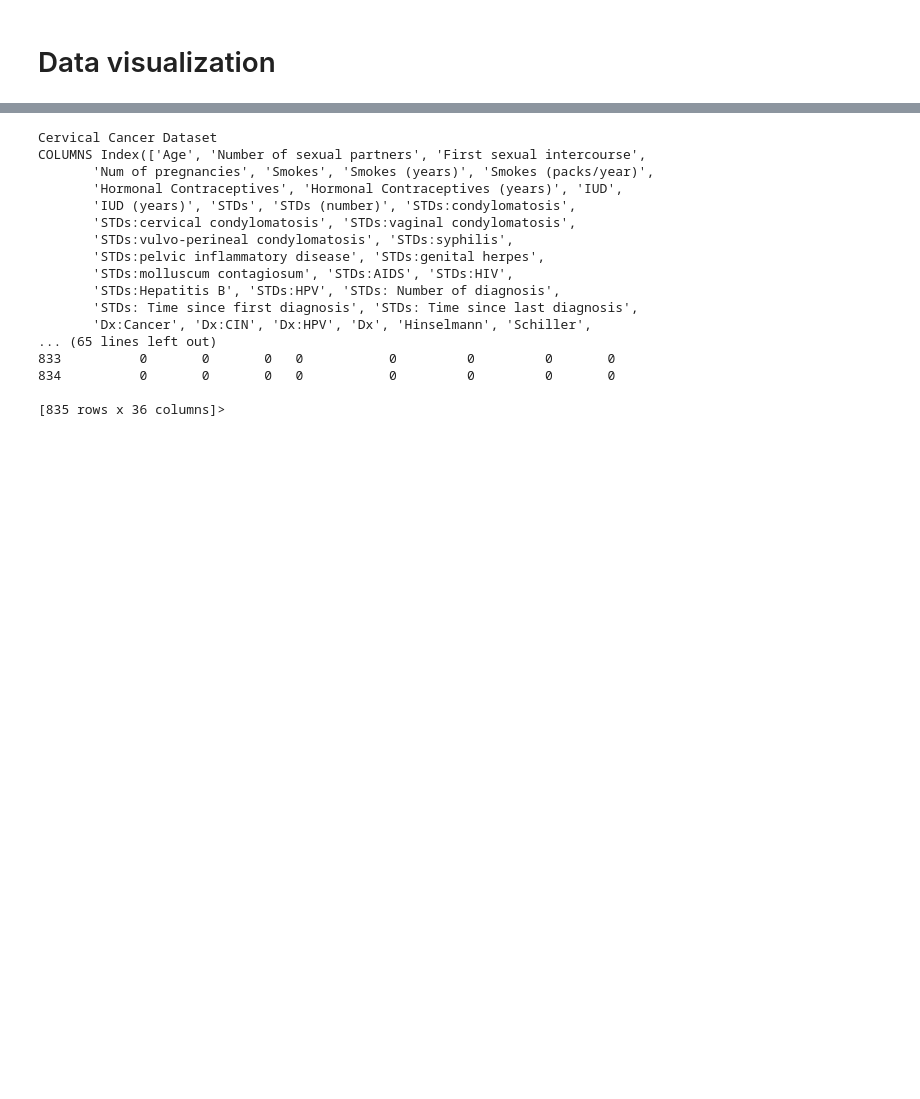
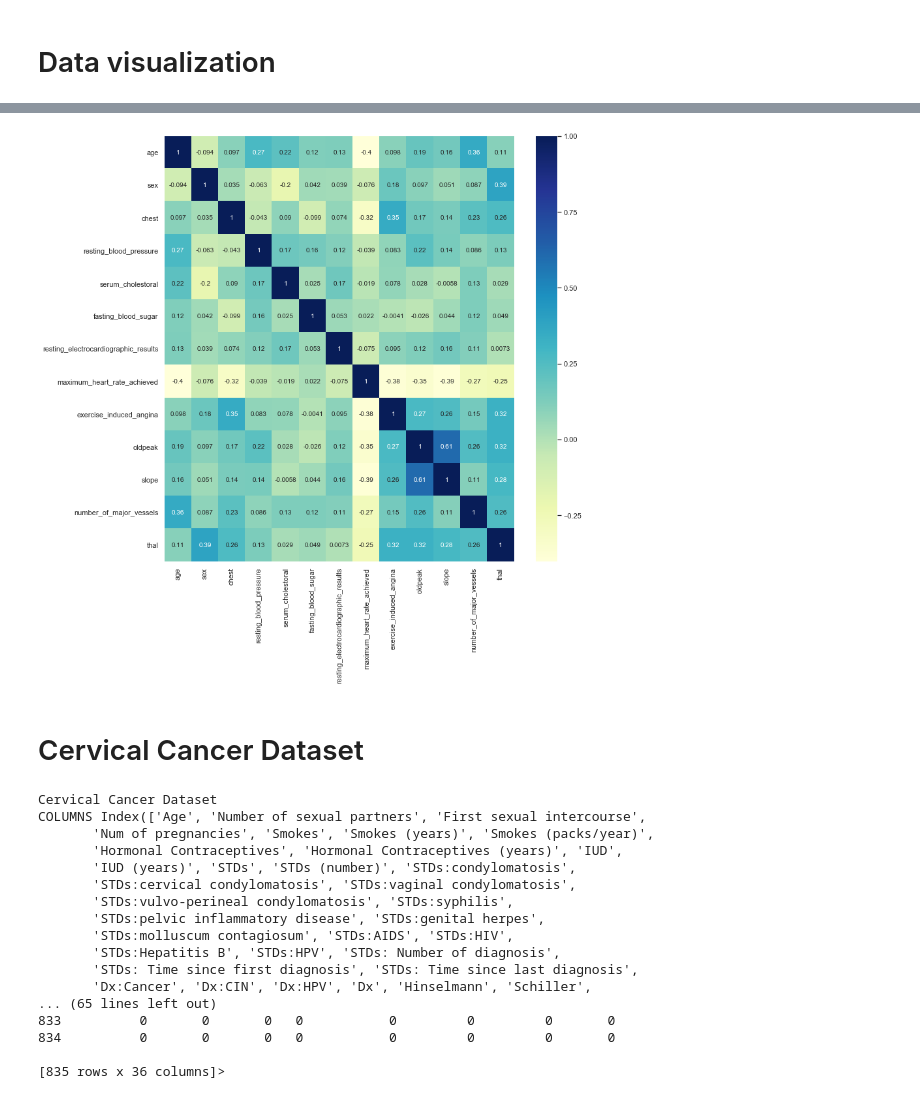
Before and after one commit to nandinibasu/ift6390_final_project, a Jupyter notebook: data_exploration.ipynb, the cells around one changed output, grey strips where cells are left out. Cells and saved outputs as stored; diff of their text form; code cells hidden in the pictures; blank space fills up the shorter version.

```diff
--- a/data_exploration.ipynb
+++ b/data_exploration.ipynb
@@ -96,3 +108,19 @@ Text(0, 0.5, 'Count')
+# %%
+# find correlation - highly correlated features can be removed. With a threshold of 80%, no highly correlated features
+plt.figure(figsize=(12,12))
+sns.heatmap(heart_df.corr(),annot=True,cmap='YlGnBu', annot_kws={"size": 10})
+plt.yticks(rotation = 0)
+# plt.tight_layout()
+b, t = plt.ylim() # discover the values for bottom and top
+b += 0.5 # Add 0.5 to the bottom
+t -= 0.5 # Subtract 0.5 from the top
+plt.ylim(b, t) # update the ylim(bottom, top) values
+plt.show()
+plt.show()
+# %% [output]
+[figure, added]
+# %% [markdown]
+# Cervical Cancer Dataset
 # %%
 print("Cervical Cancer Dataset")
 cervical_df = pd.read_csv('./data/cervical-cancer/data/cervical-cancer_csv.csv')
```
Also changed, not shown: parts of 11 cells of this notebook.
